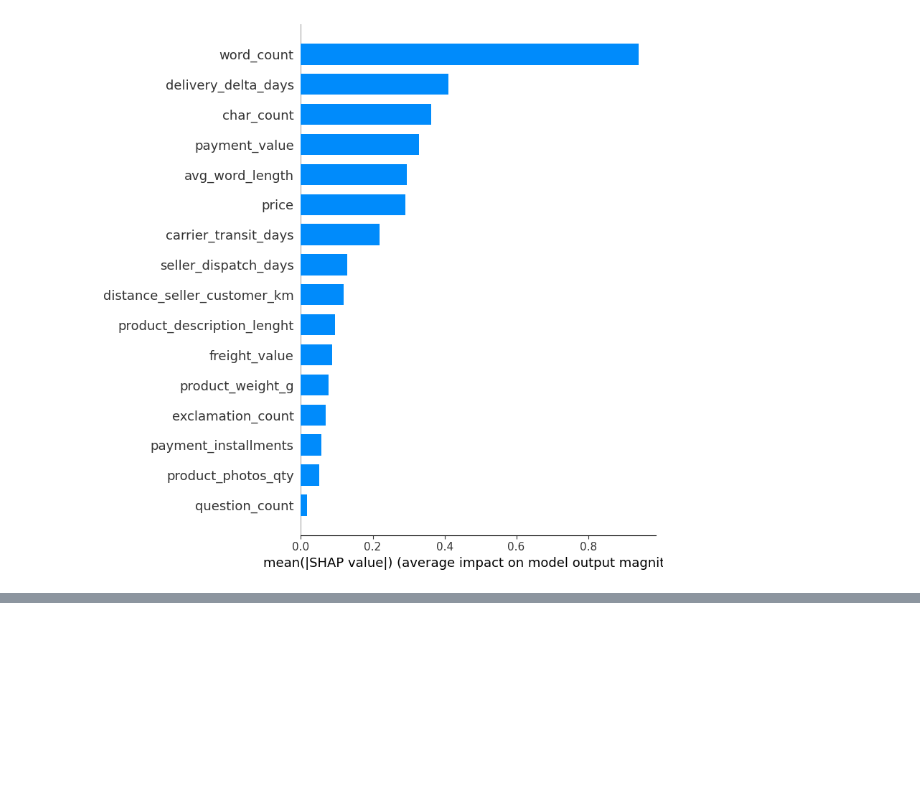
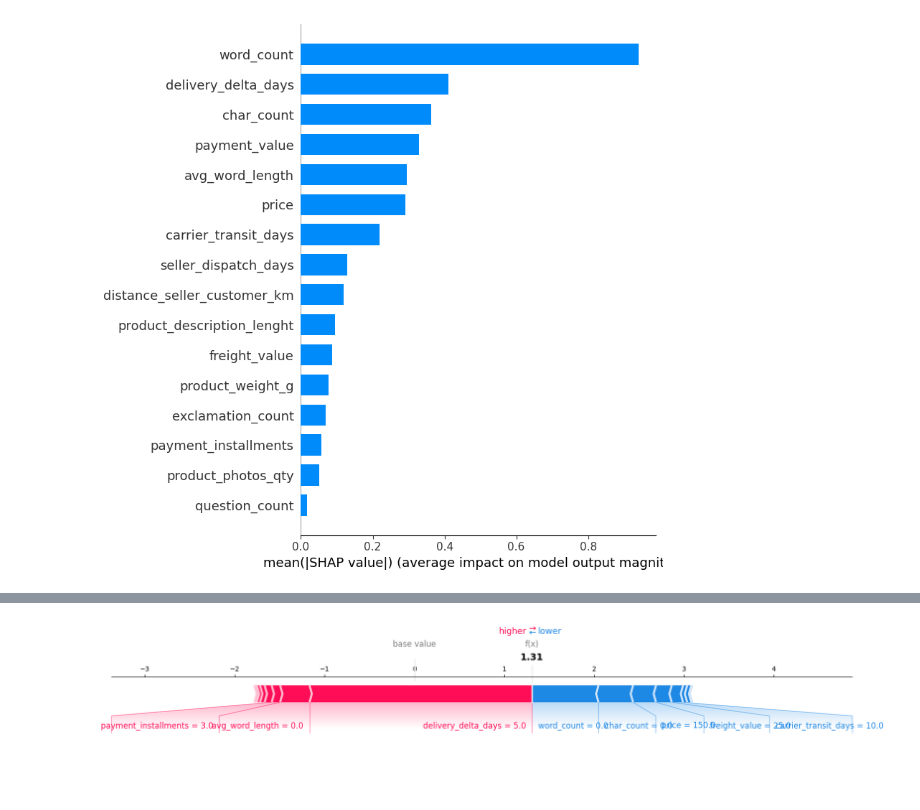
Before and after one commit to joaortizro/Microproyecto-MLOPS, a Jupyter notebook: notebooks/modelA.ipynb, the cells around one changed output, grey strips where cells are left out. Saved outputs shown, nothing was run; the diff lists cells and outputs as text; code cells hidden in the pictures; blank space fills up the shorter version.

```diff
--- a/notebooks/modelA.ipynb
+++ b/notebooks/modelA.ipynb
@@ -316,0 +332,10 @@ shap.summary_plot(shap_values, X_test, feature_names=FEATURE_COLUMNS, plot_type=
+# %%
+shap.force_plot(
+    explainer.expected_value,
+    shap_single[0],
+    new_order.iloc[0],
+    feature_names=FEATURE_COLUMNS,
+    matplotlib=True
+)
+# %% [output]
+[figure, added]
```
Also changed, not shown: parts of 5 cells of this notebook.
